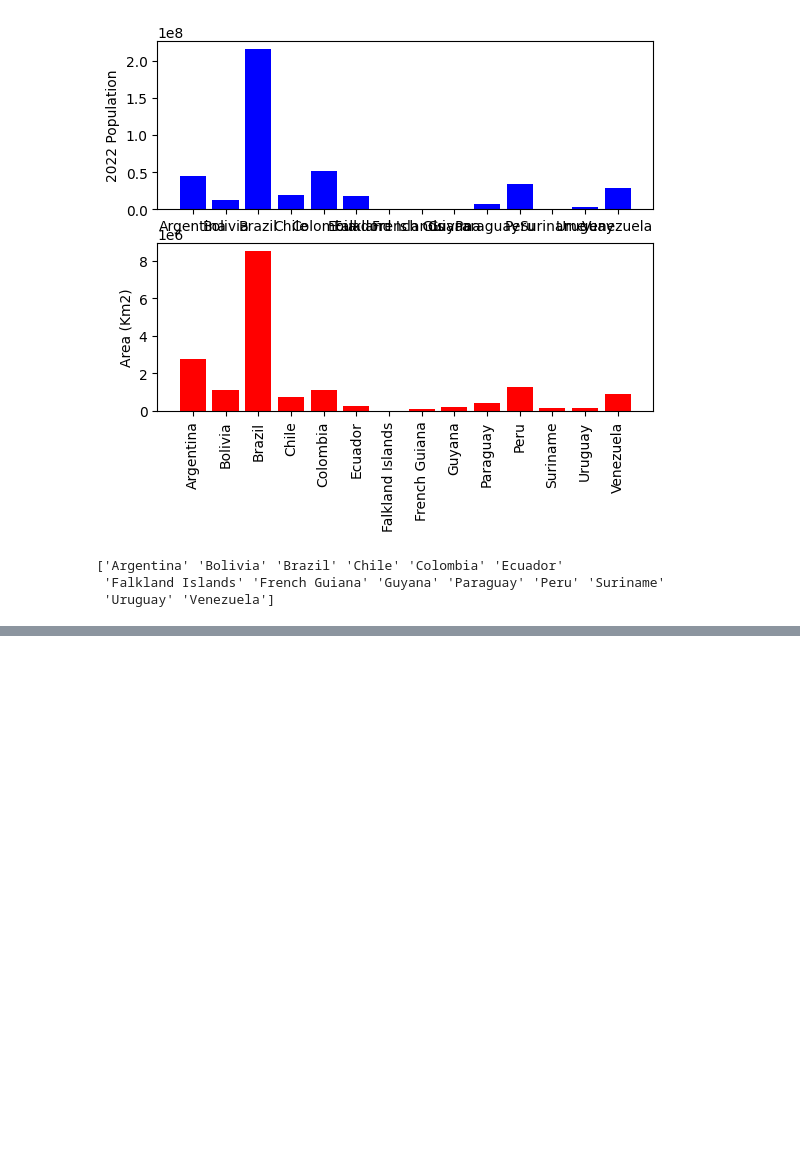
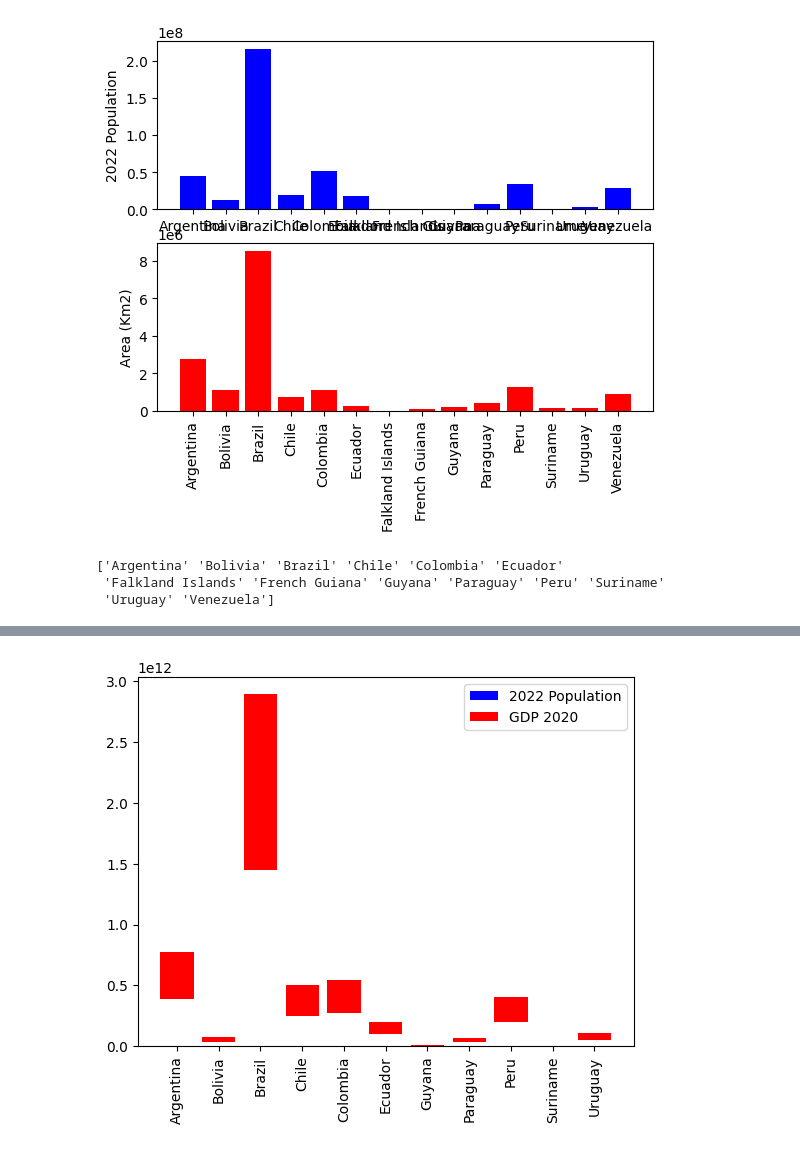
Before and after one commit to HABUDANHAYABK/Associate-Data-Scientist-in-Python, a Jupyter notebook: Data_Visualization_with_Matplotlib/Quantitative_comparison.ipynb, the cells around one changed output, grey strips where cells are left out. Drawn from its saved outputs; the diff is of its cells as text; code cells hidden in the pictures; blank space fills up the shorter version.

```diff
--- a/Data_Visualization_with_Matplotlib/Quantitative_comparison.ipynb
+++ b/Data_Visualization_with_Matplotlib/Quantitative_comparison.ipynb
@@ -103,0 +126,3 @@ print(ctries_sth_amr)
+# %%
+s_amr_pop_gdp = south_america.merge(gdp,on='Country', how='inner')
+print(s_amr_pop_gdp.head())
@@ -103,0 +147,12 @@ print(ctries_sth_amr)
+# %%
+s_amr_pop_gdp_ind = s_amr_pop_gdp.set_index("Country")
+# %%
+fig, ax =plt.subplots()
+ax.bar(s_amr_pop_gdp_ind.index, s_amr_pop_gdp['2022 Population'], label='2022 Population', color='blue')
+ax.bar(s_amr_pop_gdp_ind.index, s_amr_pop_gdp['2020'], bottom= s_amr_pop_gdp['2020'], label='GDP 2020', color='red')
+ax.set_xticklabels(s_amr_pop_gdp_ind.index, rotation=90)
+plt.legend()
+
+plt.show()
+# %% [output]
+[figure, added]
```
Also changed, not shown: parts of 3 cells of this notebook.
